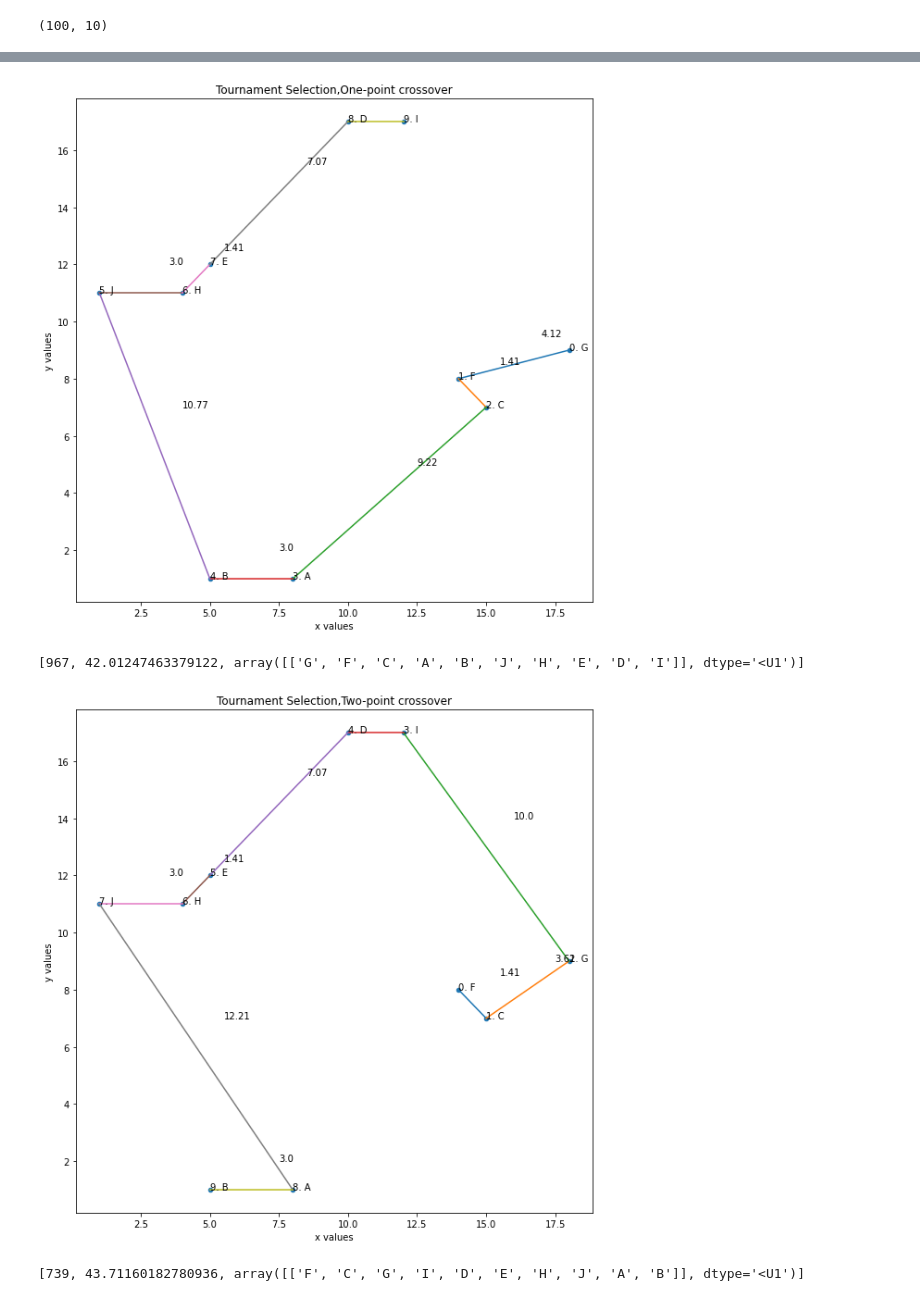
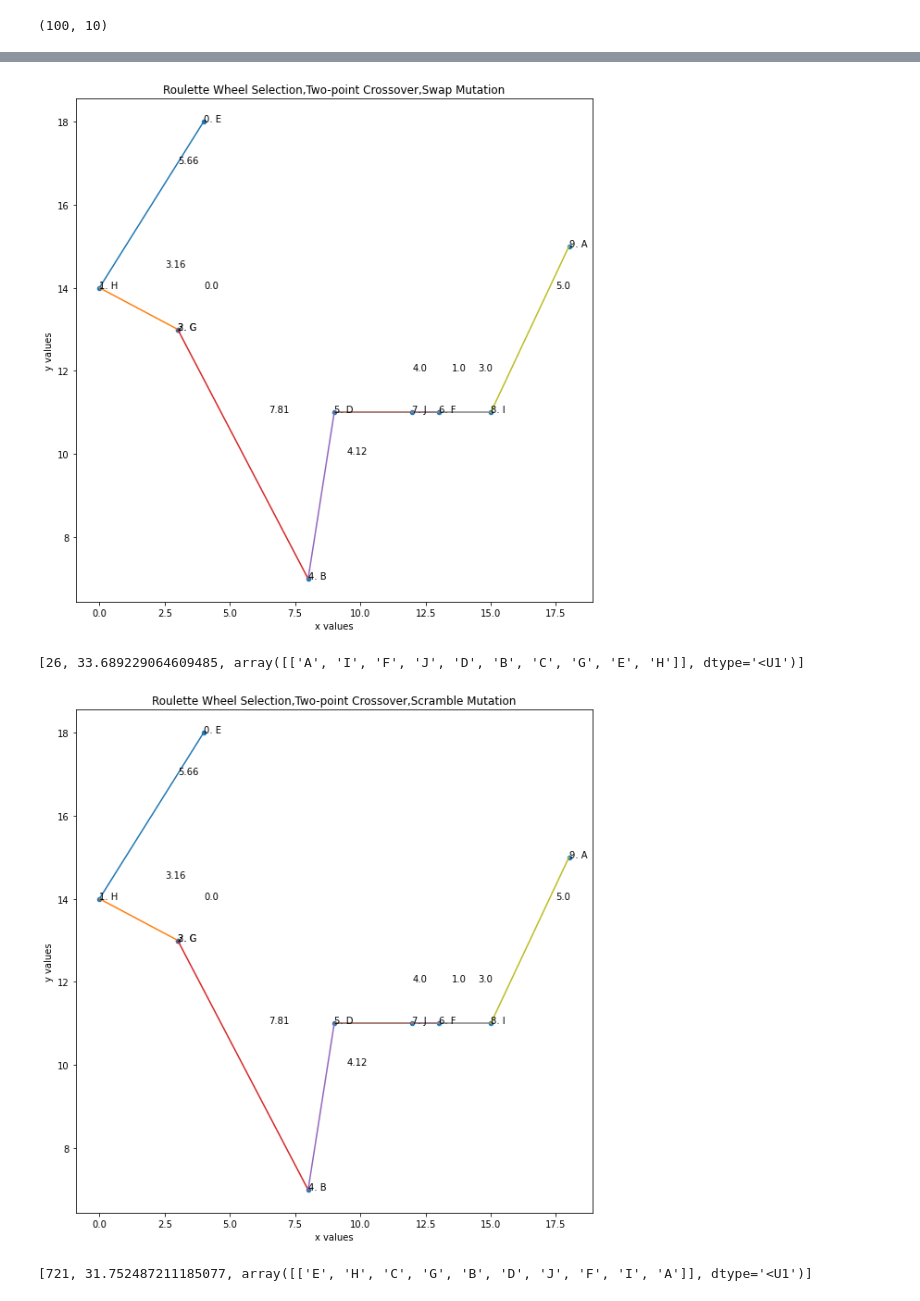
Before and after one commit to CalebThian/Genetic-Algorithm-Basic, a Jupyter notebook: GA.ipynb, the cells around one changed output, grey strips where cells are left out. Saved outputs shown, nothing was run; the diff lists cells and outputs as text; code cells hidden in the pictures.

```diff
--- a/GA.ipynb
+++ b/GA.ipynb
@@ -374,14 +414,16 @@ array(['C', 'G', 'I', 'A', 'B', 'D', 'F', 'E', 'H', 'J'], dtype='<U1')
 # %%
-selection = ["Roulette Wheel Selection","Tournament Selection","Rank Based Wheel Selection"]
-crossover = ["One-point crossover","Two-point crossover","Three-point crossover"]
+selection = ["Roulette Wheel Selection","Tournament Selection","Rank Based Wheel Selection","Elite Selection"]
+crossover = ["One-point Crossover","Two-point Crossover","Three-point Crossover"]
+mutation = ["Swap Mutation","Scramble Mutation","Inversion Mutation"]
 # %%
 # Everything put together
-def test(cities_dict,population_set,fitnes_list,mutated_pop,n_population,sel_m = 0,cro_m = 0):
+def test(cities_dict,population_set,fitnes_list,mutated_pop,n_population,sel_m = 0,cro_m = 0,mut_m = 0):
     best_solution = [-1,np.inf,np.array([])]
     print(f"Selection used:{selection[sel_m]}")
     print(f"Crossover:{crossover[cro_m-1]}")
-    for i in range(1000):
-        if i%100==0: print(i, fitnes_list.min(), fitnes_list.mean(), datetime.now().strftime("%d/%m/%y %H:%M"))
+    print(f"Mutation:{mutation[mut_m]}")
+    for i in range(2000):
+        if i%500==0: print(i, fitnes_list.min(), fitnes_list.mean(), datetime.now().strftime("%d/%m/%y %H:%M"))
         fitnes_list = get_all_fitnes(mutated_pop,cities_dict,n_population)
 
         #Saving the best solution
@@ -404,13 +446,15 @@ def test(cities_dict,population_set,fitnes_list,mutated_pop,n_population,sel_m =
         new_population_set = mate_population(progenitor_list,cro_m=cro_m)
 
         # Mutation
-        mutated_pop = mutate_population(new_population_set)
+        mutated_pop = mutate_population(new_population_set,mut_m = mut_m)
 
     return best_solution
 # %%
 best_solution = []
 for i in range(len(selection)):
     for j in range(1,len(crossover)+1):
-        best_solution.append(test(cities_dict,population_set,fitnes_list,mutated_pop,n_population,sel_m=i,cro_m=j))
+        for k in range(0,len(mutation)):
+            best_solution.append(test(cities_dict,population_set,fitnes_list,mutated_pop,n_population,sel_m=i,cro_m=j,mut_m=k))
+            print()
 # %% [output]
 Selection used:Roulette Wheel Selection
@@ -433,7 +477,8 @@ Crossover:One-point crossover
 # %%
 for i in range(len(selection)):
-    for j in range(0,len(crossover)):
-        title = selection[i]+","+crossover[j]
-        draw_map(cities_dict,route = best_solution[i*len(selection)+j][2][0],title = title)
-        print(best_solution[i*len(selection)+j])
+    for j in range(len(crossover)):
+        for k in range(len(mutation)):
+            title = selection[i]+","+crossover[j]+","+mutation[k]
+            draw_map(cities_dict,route = best_solution[i*len(selection)+j][2][0],title = title)
+            print(best_solution[i*len(selection)+j*len(crossover)+k])
 # %% [output]
@@ -446,4 +491,4 @@ for i in range(len(selection)):
-[figure, old version]
+[figure, new version]
-[967, 42.01247463379122, array([['G', 'F', 'C', 'A', 'B', 'J', 'H', 'E', 'D', 'I']], dtype='<U1')]
+[26, 33.689229064609485, array([['A', 'I', 'F', 'J', 'D', 'B', 'C', 'G', 'E', 'H']], dtype='<U1')]
-[figure, old version]
+[figure, new version]
-[739, 43.71160182780936, array([['F', 'C', 'G', 'I', 'D', 'E', 'H', 'J', 'A', 'B']], dtype='<U1')]
+[721, 31.752487211185077, array([['E', 'H', 'C', 'G', 'B', 'D', 'J', 'F', 'I', 'A']], dtype='<U1')]
```
Also changed, not shown: parts of 13 cells of this notebook.
